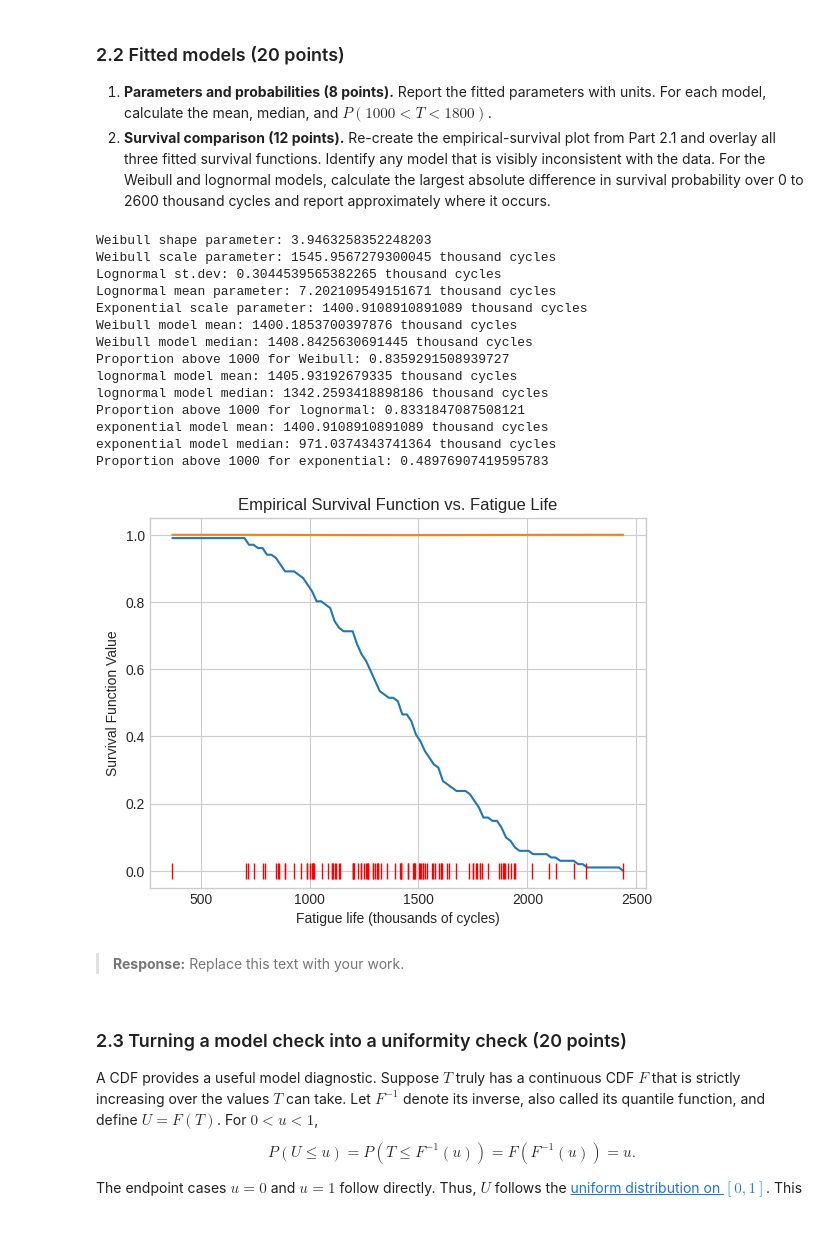
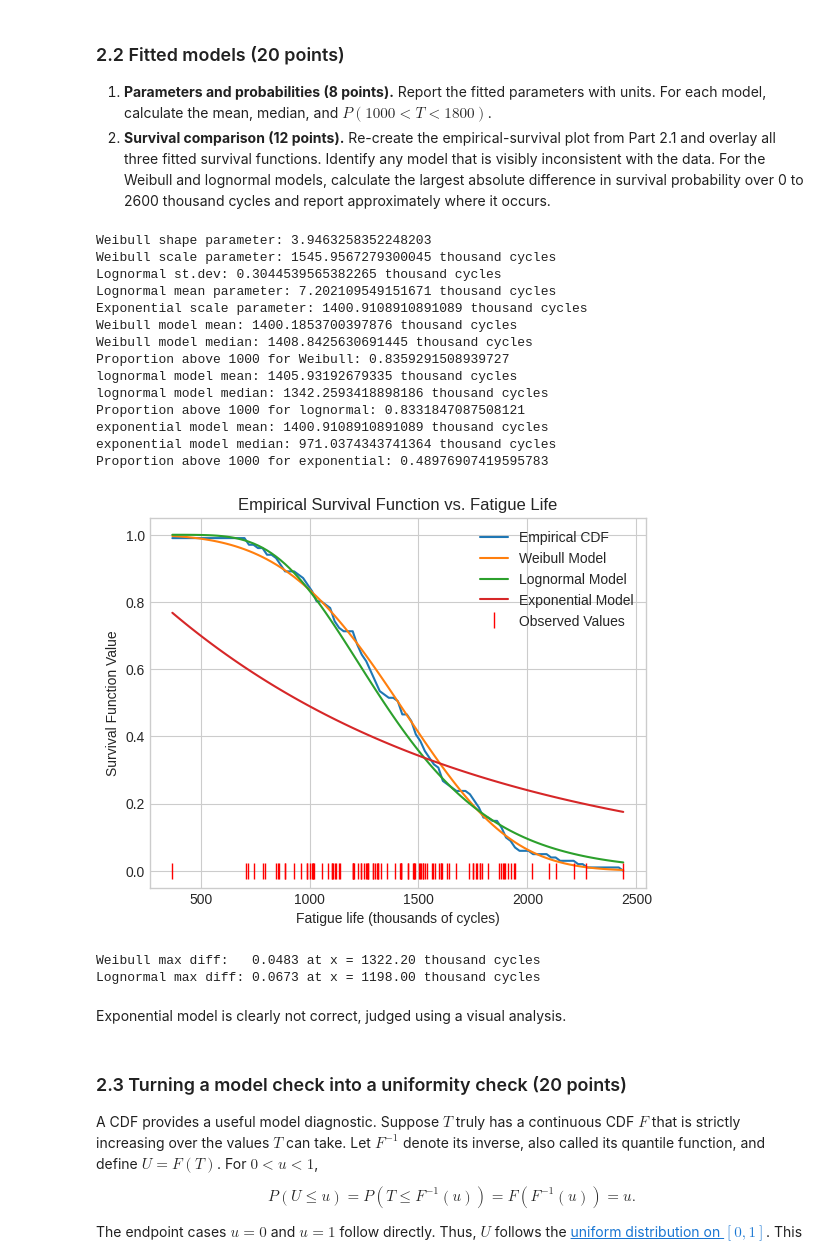
Before and after one commit to adamperkins-code/Machine_Learning, a Jupyter notebook: lecturebook/homework/homework-01.ipynb, the cells around one changed output. Cells and saved outputs as stored; diff of their text form; code cells hidden in the pictures; blank space fills up the shorter version.

```diff
--- a/lecturebook/homework/homework-01.ipynb
+++ b/lecturebook/homework/homework-01.ipynb
@@ -422,38 +422,60 @@ print(f"Proportion above 1000 for exponential: {exponential_prop}")
 
 
 #Plotting
 sample_grid = np.linspace(min_fatigue_life,
                           max_fatigue_life,num=num_fatigue_lives)
 cdf = empirical_cdf(fatigue_life,sample_grid)
 
 
 plt.figure
-plt.plot(sample_grid,1-cdf)
-plt.plot(sample_grid, 1-weibull_model.pdf(sample_grid))
+plt.plot(sample_grid,1-cdf,label="Empirical CDF")
+plt.plot(sample_grid, weibull_model.sf(sample_grid),label="Weibull Model")
+plt.plot(sample_grid, lognormal_model.sf(sample_grid),label="Lognormal Model")
+plt.plot(sample_grid, exponential_model.sf(sample_grid),label="Exponential Model")
 plt.plot(fatigue_life, np.zeros_like(fatigue_life), '|', color='red',
          markersize=12, label='Observed Values')
 plt.xlabel('Fatigue life (thousands of cycles)')
 plt.ylabel('Survival Function Value')
 plt.title('Empirical Survival Function vs. Fatigue Life')
 plt.grid(True)
+plt.legend()
+plt.show()
+
+
+#Calc Largest Difference b/t cdf's
+weibull_diff = np.abs((1 - cdf) - weibull_model.sf(sample_grid))
+
+max_weibull_idx = np.argmax(weibull_diff)
+max_weibull_diff = weibull_diff[max_weibull_idx]
+max_weibull_x = sample_grid[max_weibull_idx]
+
+lognorm_diff = np.abs((1 - cdf) - lognormal_model.sf(sample_grid))
+max_lognorm_idx = np.argmax(lognorm_diff)
+max_lognorm_diff = lognorm_diff[max_lognorm_idx]
+max_lognorm_x = sample_grid[max_lognorm_idx]
+
+print(f"Weibull max diff:   {max_weibull_diff:.4f} at x = {max_weibull_x:.2f} thousand cycles")
+print(f"Lognormal max diff: {max_lognorm_diff:.4f} at x = {max_lognorm_x:.2f} thousand cycles")
 # %% [output]
 Weibull shape parameter: 3.9463258352248203
 Weibull scale parameter: 1545.9567279300045 thousand cycles
 Lognormal st.dev: 0.3044539565382265 thousand cycles
 Lognormal mean parameter: 7.202109549151671 thousand cycles
 Exponential scale parameter: 1400.9108910891089 thousand cycles
 Weibull model mean: 1400.1853700397876 thousand cycles
 Weibull model median: 1408.8425630691445 thousand cycles
 Proportion above 1000 for Weibull: 0.8359291508939727
 lognormal model mean: 1405.93192679335 thousand cycles
 lognormal model median: 1342.2593418898186 thousand cycles
 Proportion above 1000 for lognormal: 0.8331847087508121
 exponential model mean: 1400.9108910891089 thousand cycles
 exponential model median: 971.0374343741364 thousand cycles
 Proportion above 1000 for exponential: 0.48976907419595783
-[figure, old version]
+[figure, new version]
+Weibull max diff:   0.0483 at x = 1322.20 thousand cycles
+Lognormal max diff: 0.0673 at x = 1198.00 thousand cycles
-# %% [markdown]
-> **Response:** Replace this text with your work.
+# %% [markdown]
+Exponential model is clearly not correct, judged using a visual analysis.
 # %% [markdown]
 ### 2.3 Turning a model check into a uniformity check (20 points)
 
```
Also changed, not shown: parts of 2 cells of this notebook.
